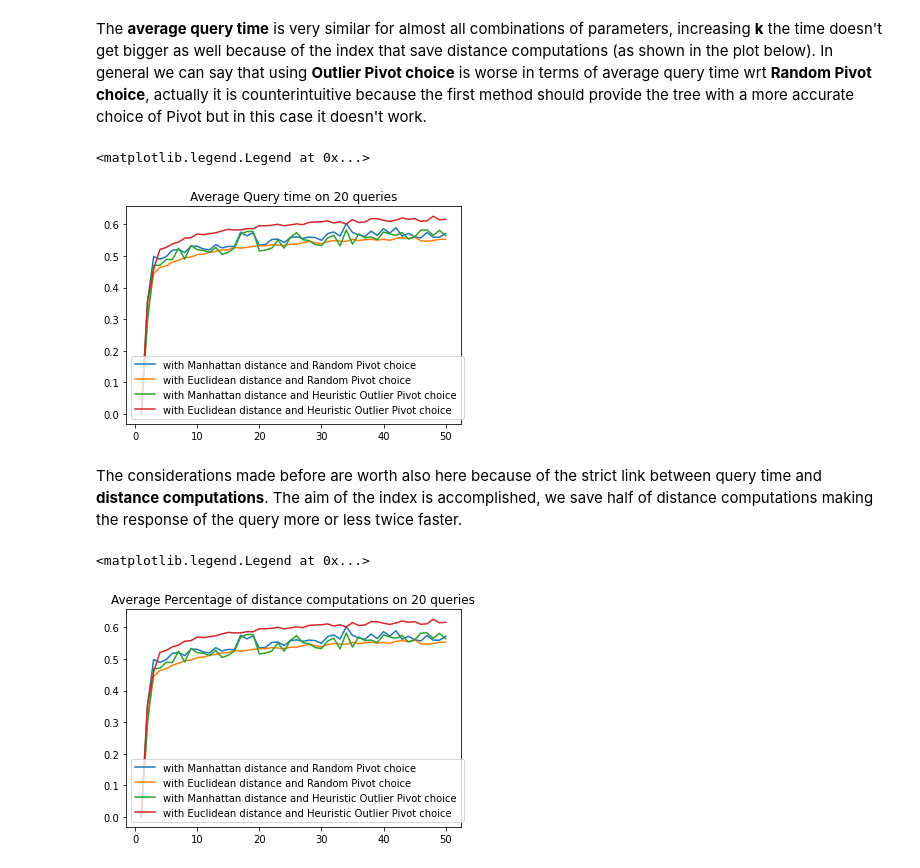
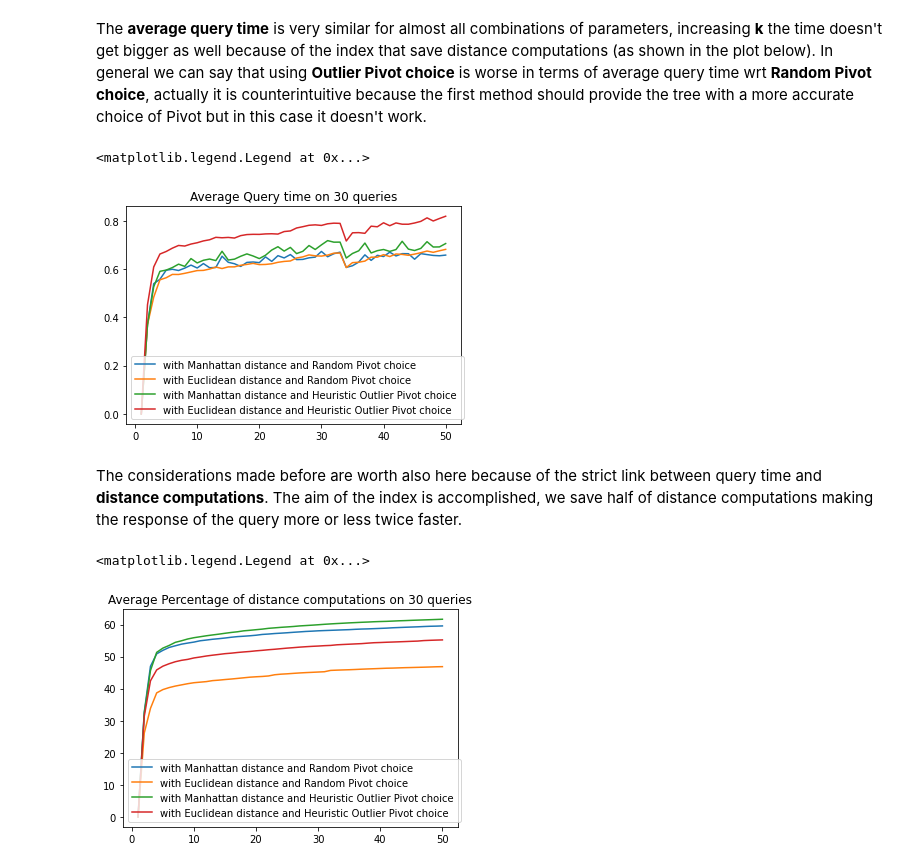
Before and after one commit to EdoardoMorucci/Plant-Leaves-Search-Engine---MIRCV, a Jupyter notebook: Performance_Evaluation.ipynb, the cells around one changed output. Drawn from its saved outputs; the diff is of its cells as text; code cells hidden in the pictures.

```diff
--- a/Performance_Evaluation.ipynb
+++ b/Performance_Evaluation.ipynb
@@ -256,7 +256,7 @@ test_ds = tf.keras.preprocessing.image_dataset_from_directory(
 
 noise_ds = tf.keras.preprocessing.image_dataset_from_directory(
     NOISE_DIR,
-    labels='inferred'
+    labels='inferred',
     seed=123,
     shuffle=False,
     image_size=IMAGE_SIZE,
@@ -432,7 +426,7 @@ The same reason is related to the Pivot choice that in **random** is faster than
 # %% [markdown]
 Here we take **NUM_QUERIES** queries from the dataset and we compute the **_kNN query_** for each one. We make the average of the distance computations and the query time for each query, then we make the average for each value of k used, so we can have a more robust result not depending on the single case of query.
 # %%
-NUM_QUERIES = 20
+NUM_QUERIES = 30
 K = 50
 
 # create random queries from the dataset
@@ -515,25 +509,25 @@ plt.plot(x, y_euc_out)
 plt.legend(["with Manhattan distance and Random Pivot choice", "with Euclidean distance and Random Pivot choice","with Manhattan distance and Heuristic Outlier Pivot choice ", "with Euclidean distance and Heuristic Outlier Pivot choice"])
 # %% [output]
 <matplotlib.legend.Legend at 0x...>
-[figure, old version]
+[figure, new version]
 # %% [markdown]
 The considerations made before are worth also here because of the strict link between query time and **distance computations**.
 The aim of the index is accomplished, we save half of distance computations making the response of the query more or less twice faster.
 # %%
 import matplotlib.pyplot as plt
 x = np.array(range(1,K+1))
-y_manh = np.array(dist_comp_for_k_manh_random)
-y_euc = np.array(dist_comp_for_k_euc_random)
-y_manh = np.array(dist_comp_for_k_manh_out)
-y_euc = np.array(dist_comp_for_k_euc_out)
+y_manh_random = np.array(dist_comp_for_k_manh_random)
+y_euc_random = np.array(dist_comp_for_k_euc_random)
+y_manh_out = np.array(dist_comp_for_k_manh_out)
+y_euc_out = np.array(dist_comp_for_k_euc_out)
 plt.title(f"Average Percentage of distance computations on {NUM_QUERIES} queries")
 
 plt.plot(x, y_manh_random)
 plt.plot(x, y_euc_random)
 plt.plot(x, y_manh_out)
 plt.plot(x, y_euc_out)
 
 plt.legend(["with Manhattan distance and Random Pivot choice", "with Euclidean distance and Random Pivot choice","with Manhattan distance and Heuristic Outlier Pivot choice ", "with Euclidean distance and Heuristic Outlier Pivot choice"])
 # %% [output]
 <matplotlib.legend.Legend at 0x...>
-[figure, old version]
+[figure, new version]
```
Also changed, not shown: parts of 3 cells of this notebook.
